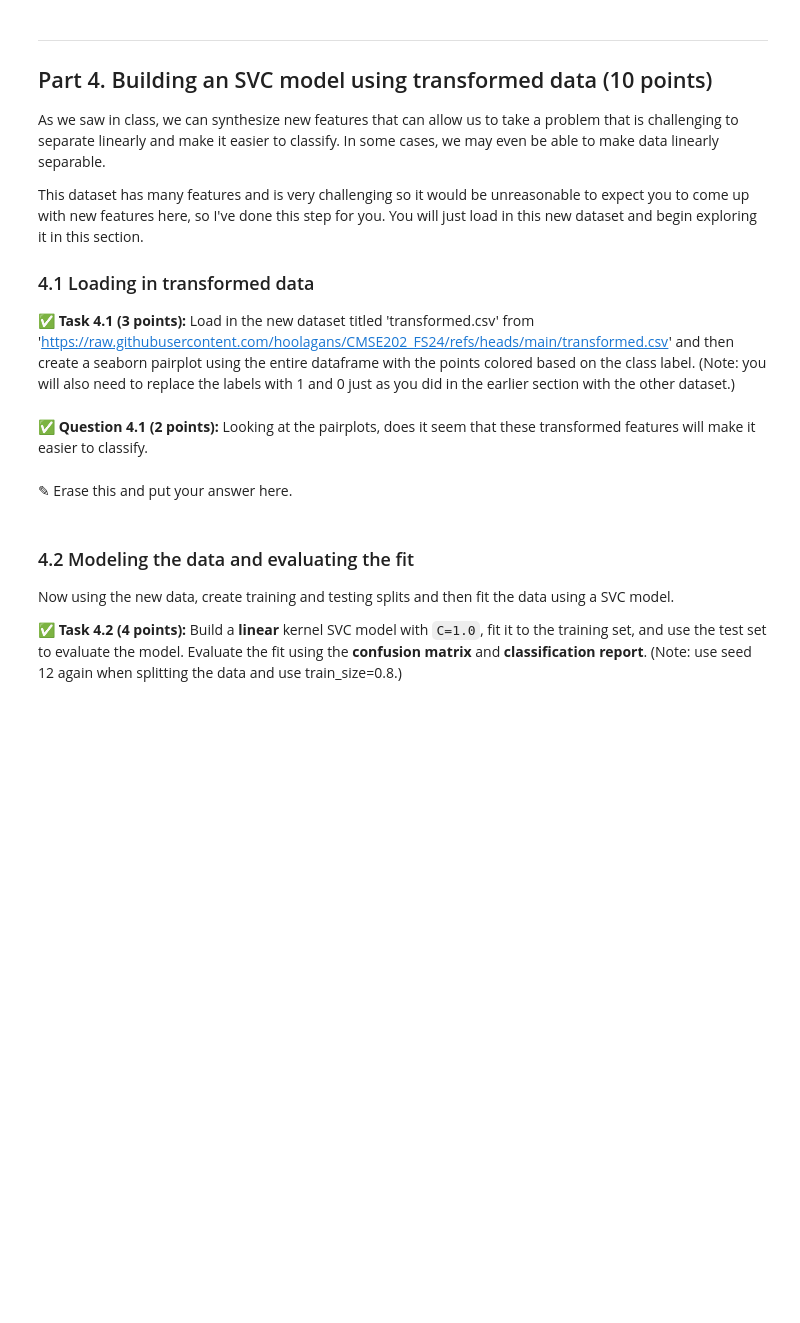
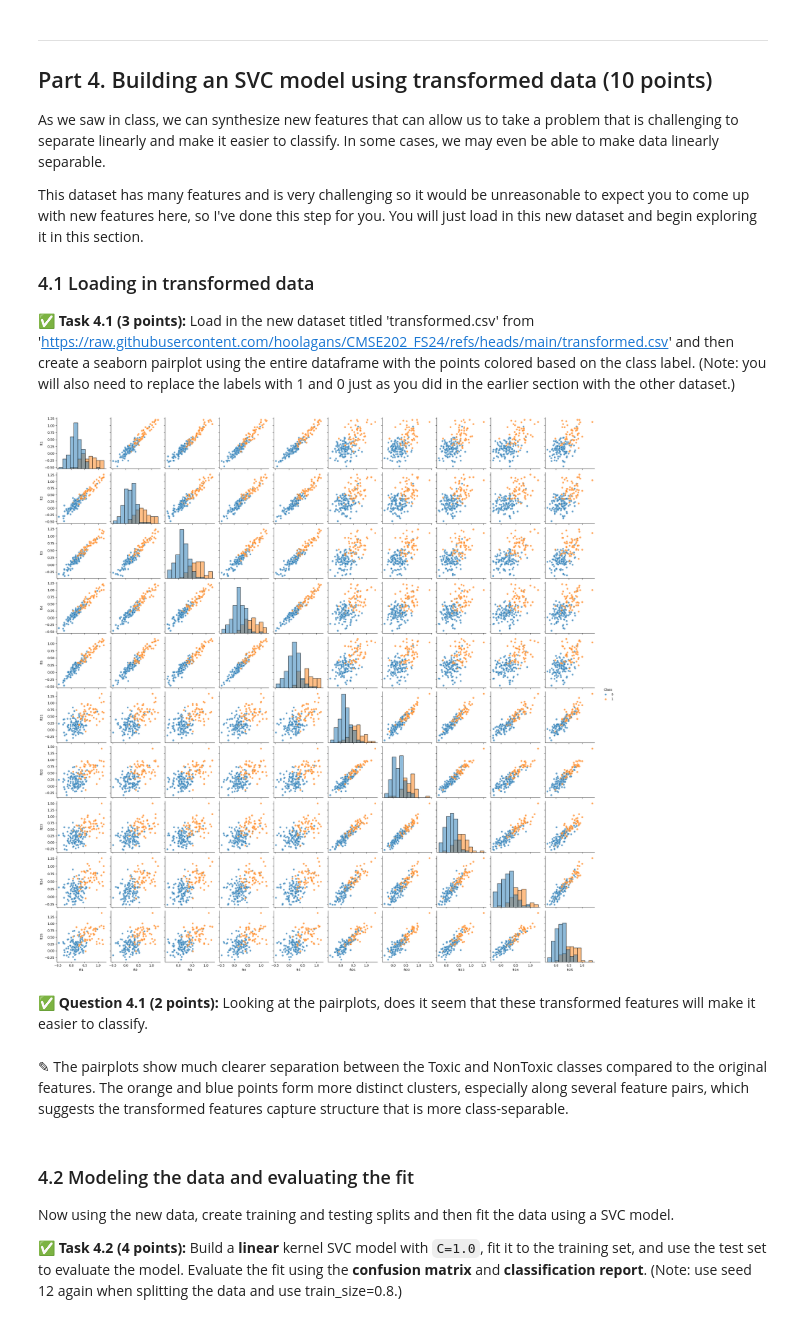
Before and after one commit to mccortma-sys/CMSE202-f25-turnin, a Jupyter notebook: hw-04/HW-04_PerceptronSVMandPCA-STUDENT.ipynb, the cells around one changed output. Cells and saved outputs as stored; diff of their text form; code cells hidden in the pictures; blank space fills up the shorter version.

```diff
--- a/hw-04/HW-04_PerceptronSVMandPCA-STUDENT.ipynb
+++ b/hw-04/HW-04_PerceptronSVMandPCA-STUDENT.ipynb
@@ -259,7 +258,18 @@ This dataset has many features and is very challenging so it would be unreasonab
+# %%
+# Put your code here
+transformed = pd.read_csv("transformed.csv")
+
+transformed["Class"] = transformed["Class"].map({"Toxic": 1, "NonToxic": 0})
+
+sns.pairplot(transformed, hue="Class", diag_kind="hist", plot_kws={"alpha": 0.7})
+
+plt.show()
+# %% [output]
+[figure, added]
 # %% [markdown]
 **&#9989; Question 4.1 (2 points):** Looking at the pairplots, does it seem that these transformed features will make it easier to classify.
-# %% [markdown]
-<font size=+3>&#9998;</font> Erase this and put your answer here.
+# %% [markdown]
+<font size=+3>&#9998;</font> The pairplots show much clearer separation between the Toxic and NonToxic classes compared to the original features. The orange and blue points form more distinct clusters, especially along several feature pairs, which suggests the transformed features capture structure that is more class-separable.
 # %% [markdown]
 ### 4.2 Modeling the data and evaluating the fit
 
```
Also changed, not shown: parts of 6 cells of this notebook.
